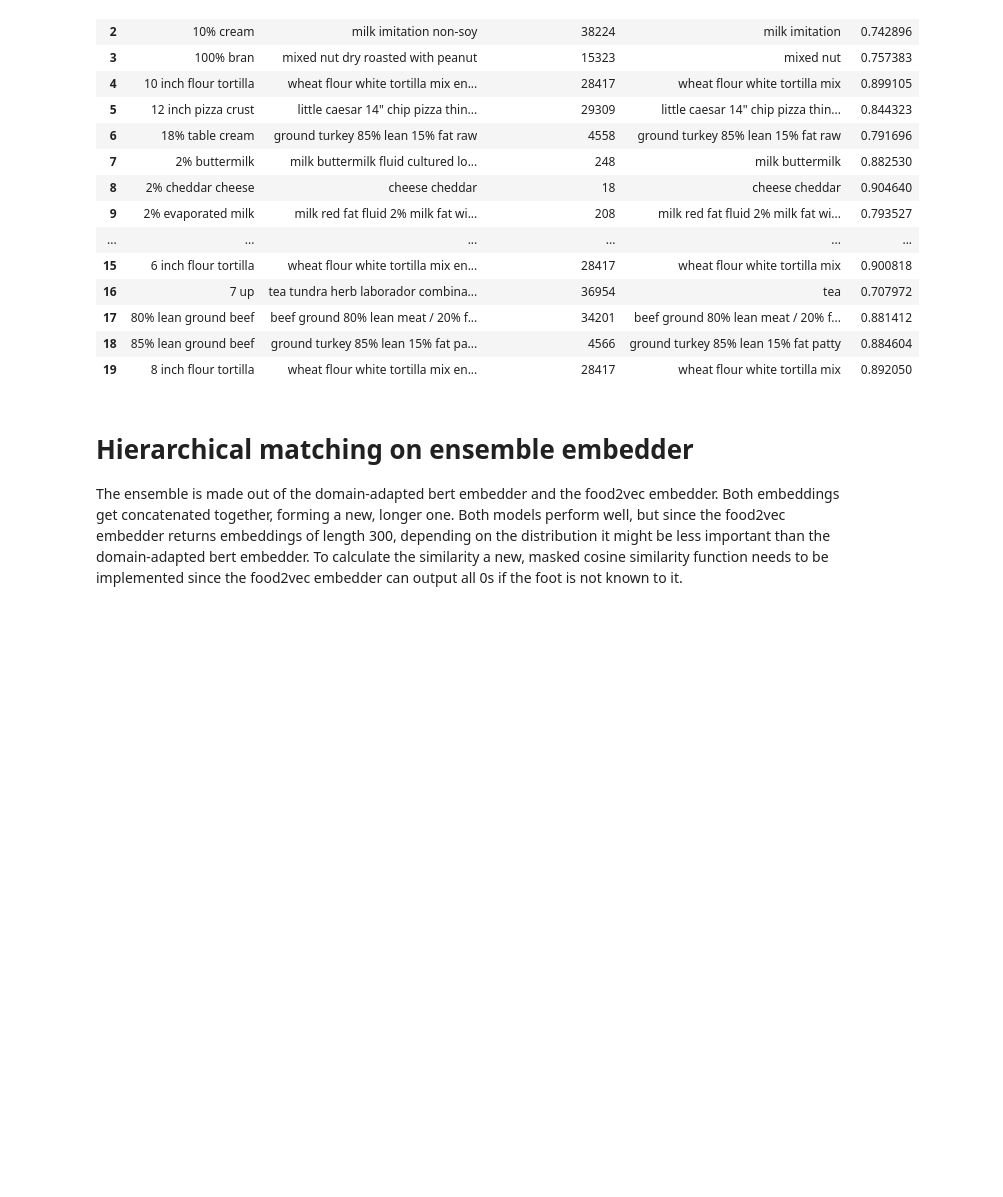
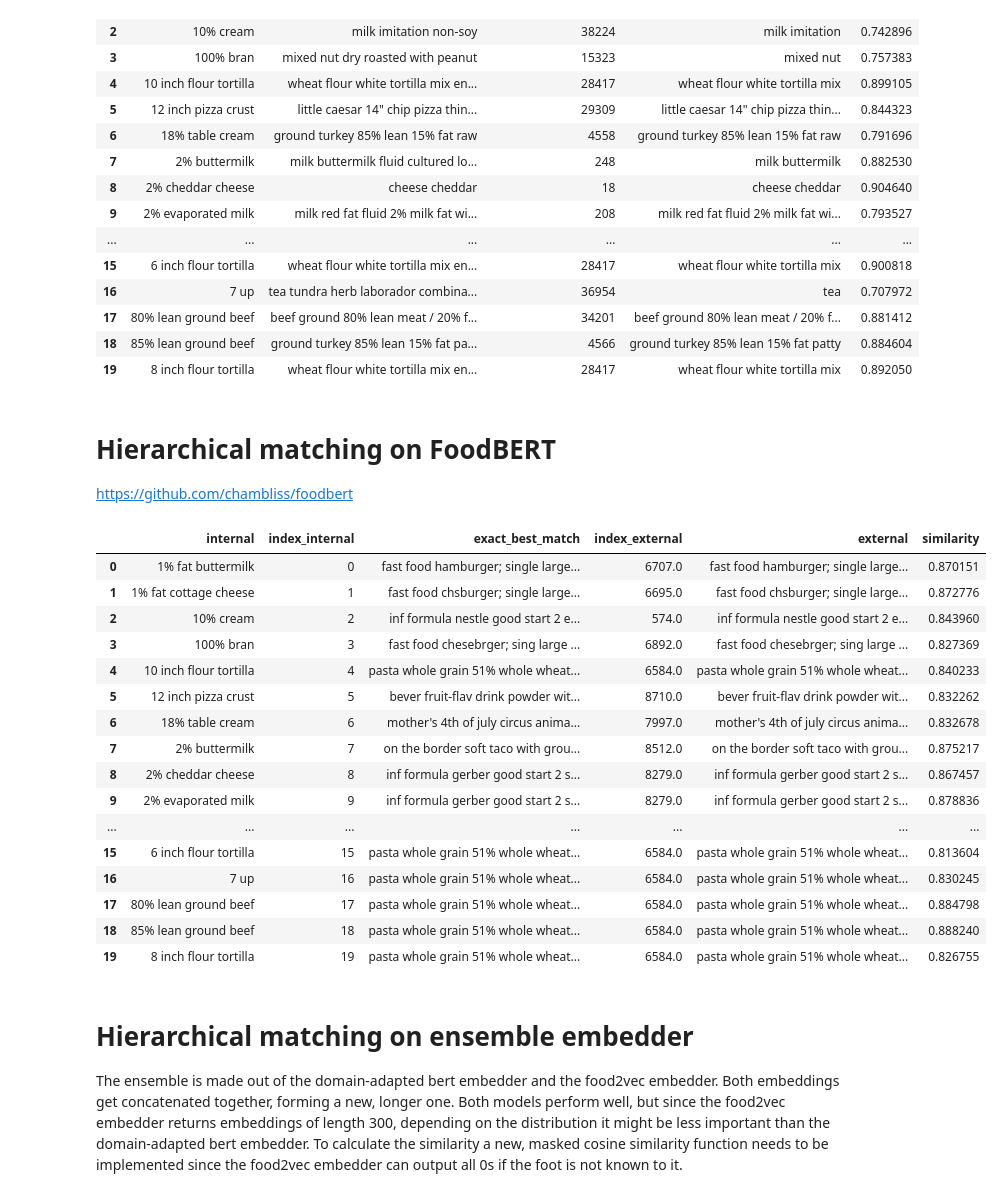
Before and after one commit to ja-nina/DietDupe, a Jupyter notebook: notebooks/hierarchical_matching.ipynb, the cells around one changed output. Cells and saved outputs as stored; diff of their text form; code cells hidden in the pictures; blank space fills up the shorter version.

Commit message:
Add FoodBERT to hierarchical matching
It performs SO BADLY that I didn't even bother creating plots for it,
either something is wrong with FoodBertEmbedder or this model is
completely unusable.

```diff
--- a/notebooks/hierarchical_matching.ipynb
+++ b/notebooks/hierarchical_matching.ipynb
@@ -175,3 +156,7 @@ matching_results_dom_adapt.head(20)
 | 19 | 8 inch flour tortilla | wheat flour white tortilla mix en... | 28417 | wheat flour white tortilla mix | 0.892050 |
 # %%
 matching_results_dom_adapt.to_csv('../data/results/from_notebooks/hierarchical_Bert_Dom_Adapt_matching_results.csv')
+# %% [markdown]
+# Hierarchical matching on FoodBERT
+
+<https://github.com/chambliss/foodbert>
@@ -177,0 +167,21 @@ matching_results_dom_adapt.to_csv('../data/results/from_notebooks/hierarchical_B
+# %%
+#matching_results_foodbert = matcher_foodbert.run()
+matching_results_foodbert.head(20)
+# %% [output]
+|  | internal | index_internal | exact_best_match | index_external | external | similarity |
+| 0 | 1% fat buttermilk | 0 | fast food hamburger; single large... | 6707.0 | fast food hamburger; single large... | 0.870151 |
+| 1 | 1% fat cottage cheese | 1 | fast food chsburger; single large... | 6695.0 | fast food chsburger; single large... | 0.872776 |
+| 2 | 10% cream | 2 | inf formula nestle good start 2 e... | 574.0 | inf formula nestle good start 2 e... | 0.843960 |
+| 3 | 100% bran | 3 | fast food chesebrger; sing large ... | 6892.0 | fast food chesebrger; sing large ... | 0.827369 |
+| 4 | 10 inch flour tortilla | 4 | pasta whole grain 51% whole wheat... | 6584.0 | pasta whole grain 51% whole wheat... | 0.840233 |
+| 5 | 12 inch pizza crust | 5 | bever fruit-flav drink powder wit... | 8710.0 | bever fruit-flav drink powder wit... | 0.832262 |
+| 6 | 18% table cream | 6 | mother's 4th of july circus anima... | 7997.0 | mother's 4th of july circus anima... | 0.832678 |
+| 7 | 2% buttermilk | 7 | on the border soft taco with grou... | 8512.0 | on the border soft taco with grou... | 0.875217 |
+| 8 | 2% cheddar cheese | 8 | inf formula gerber good start 2 s... | 8279.0 | inf formula gerber good start 2 s... | 0.867457 |
+| 9 | 2% evaporated milk | 9 | inf formula gerber good start 2 s... | 8279.0 | inf formula gerber good start 2 s... | 0.878836 |
+| ... | ... | ... | ... | ... | ... | ... |
+| 15 | 6 inch flour tortilla | 15 | pasta whole grain 51% whole wheat... | 6584.0 | pasta whole grain 51% whole wheat... | 0.813604 |
+| 16 | 7 up | 16 | pasta whole grain 51% whole wheat... | 6584.0 | pasta whole grain 51% whole wheat... | 0.830245 |
+| 17 | 80% lean ground beef | 17 | pasta whole grain 51% whole wheat... | 6584.0 | pasta whole grain 51% whole wheat... | 0.884798 |
+| 18 | 85% lean ground beef | 18 | pasta whole grain 51% whole wheat... | 6584.0 | pasta whole grain 51% whole wheat... | 0.888240 |
+| 19 | 8 inch flour tortilla | 19 | pasta whole grain 51% whole wheat... | 6584.0 | pasta whole grain 51% whole wheat... | 0.826755 |
```
Also changed, not shown: parts of 4 cells of this notebook, 1 other file.
